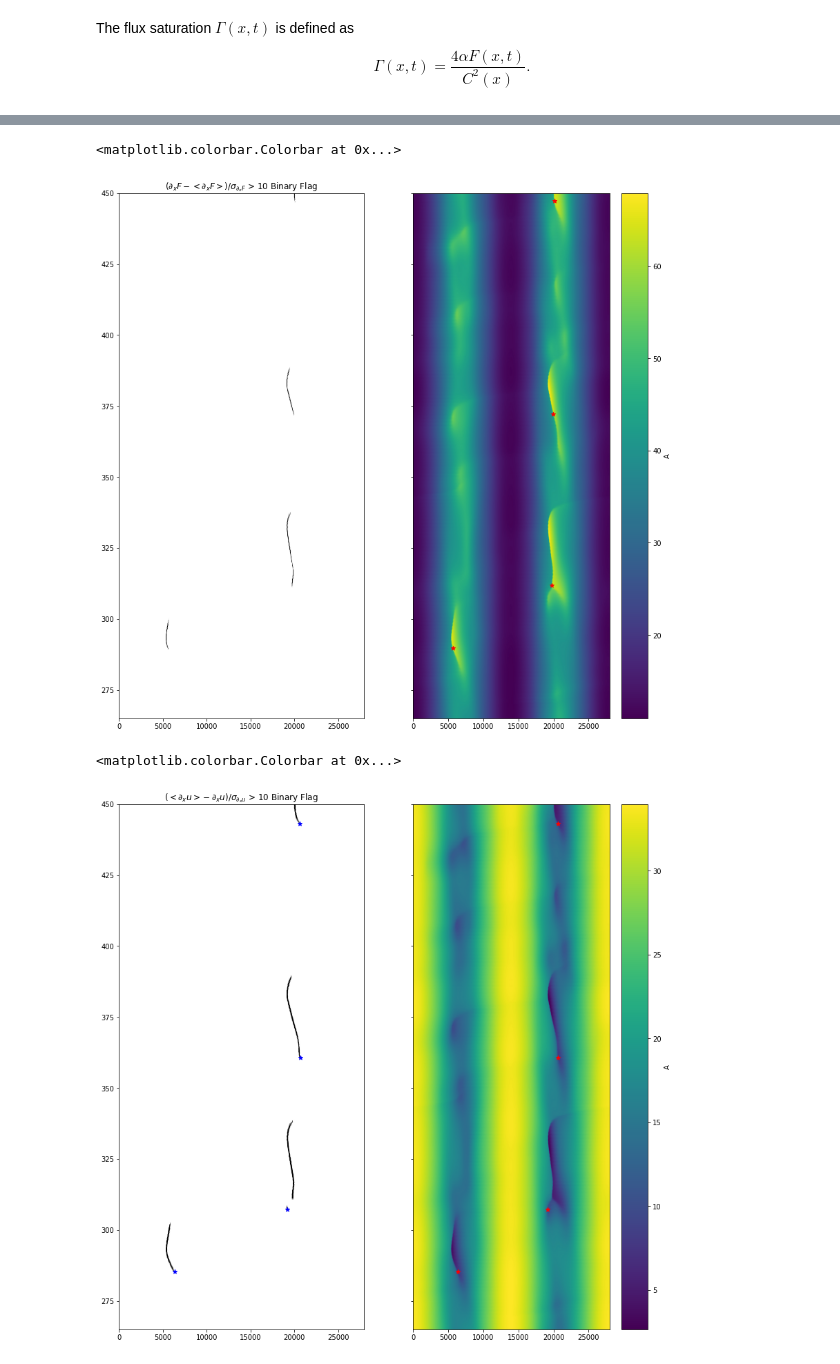
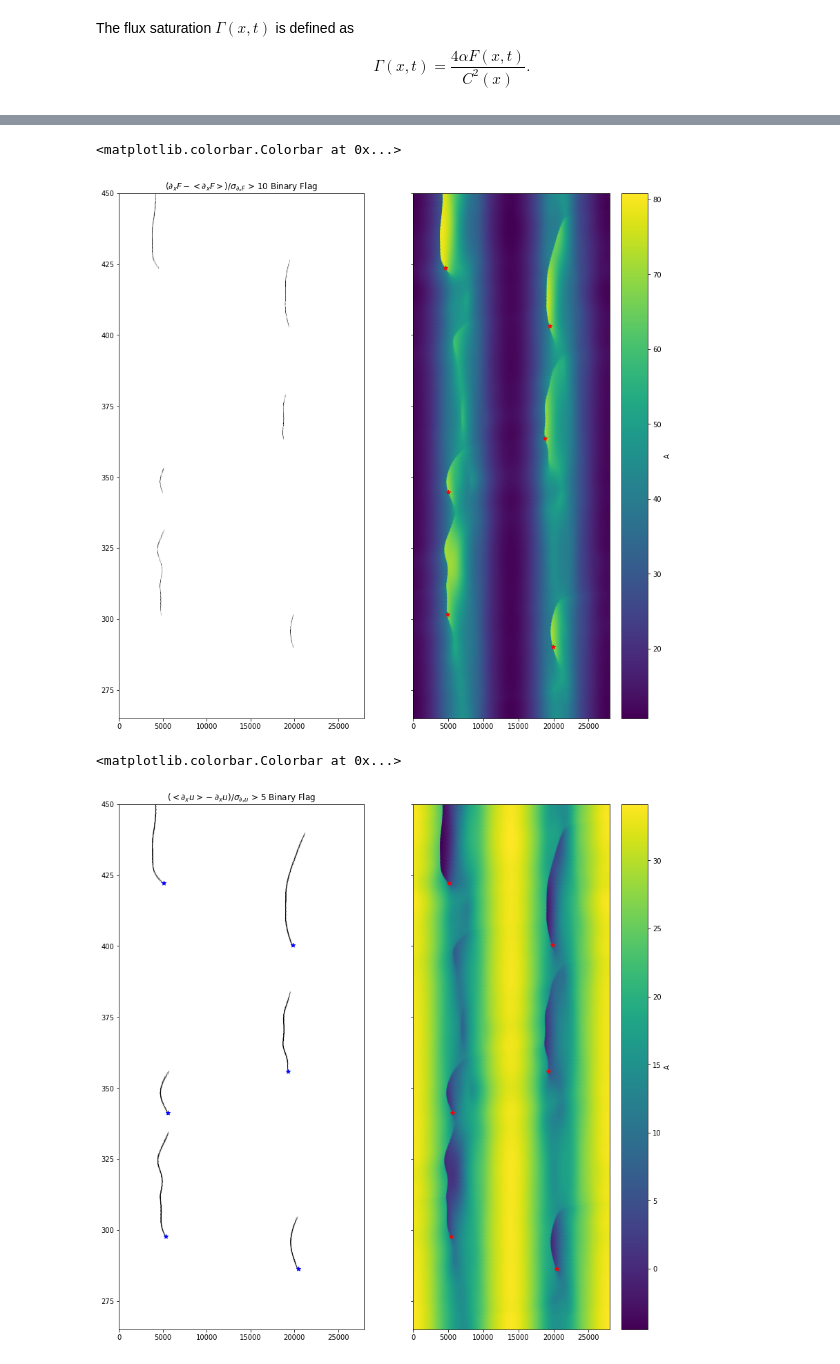
Before and after one commit to sjsmith757/rossby-blocking, a Jupyter notebook: WaveNoise_Blocking.ipynb, the cells around one changed output, grey strips where cells are left out. Drawn from its saved outputs; the diff is of its cells as text; code cells hidden in the pictures.

```diff
--- a/WaveNoise_Blocking.ipynb
+++ b/WaveNoise_Blocking.ipynb
@@ -100,7 +100,7 @@ class conditions:
         return cx,A0
 # %%
 class noisyconditions:
-    def __init__(self,peak=2,Y=10,beta=60,n=2,background=True,forcing=True,nwforce=26,nwcx=10,maxforcex=20,maxA0x=6,forcedecay=20,A0decay=60,alpha=0.55,
+    def __init__(self,peak=2,Y=10,beta=60,n=2,background=True,forcing=True,nwforce=26,nwcx=21,maxforcex=20,maxA0x=10,forcedecay=20,A0decay=40,alpha=0.55,
                  tc=277.8,tw=2.5,xc=16800.0e3,xw=2800.0e3,sfunc=None,cfunc=None,inject=True,cxpeak=0.5,tau=10.0):
         self.peak = peak
         self.cxpeak = cxpeak
@@ -162,7 +162,7 @@ def noisybackground(x,Lx,t=None,freqs=None,speeds=None,phases=None,ampls=None):
         dcx += 1.0/len(freqs)*ampls[i]*np.sin(2*np.pi*freqs[i]*x/Lx+speeds[i]*t+phases[i])
     return (1+dcx)
 # %%
-noisy_initc = noisyconditions(nwcx=21,maxA0x=10,A0decay=40,cfunc=noisybackground,cxpeak=0.5,peak=2.0,background=True,forcing=True)
+noisy_initc = noisyconditions(nwcx=21,maxA0x=10,A0decay=40,cfunc=noisybackground,cxpeak=0.5,peak=1.8,background=True,forcing=True,n=2)
 # %% [markdown]
 ### Note: Following cell deletes output folder. May want to turn off.
 # %%
@@ -423,6 +439,6 @@ print(ict)
 # %%
 umask = ((ugrad - np.mean(ugrad))/np.std(ugrad) > threshu)*1.0
-uct,umask = count_blocks(umask,58,10)
+uct,umask = count_blocks(umask,80,10)
 print(uct)
 uts = t[it0:][np.where(umask>0.5)[0]]/86400
 uxs = x[np.where(umask>0.5)[1]]/1e3
@@ -462,18 +478,18 @@ axes[1].set_ylim(265,450)
 plt.colorbar(im2,ax=axes[1],label="A")
 # %% [output]
 <matplotlib.colorbar.Colorbar at 0x...>
-[figure, old version]
+[figure, new version]
 # %%
 fix,axes=plt.subplots(1,2,figsize=(14,14),sharey=True)
 
 im1=axes[0].pcolormesh(x/1e3,t[it0:]/86400,((ugrad-np.mean(ugrad))/np.std(ugrad) > threshu)*1.0,shading='Gouraud',cmap='Greys')
 axes[0].set_ylim(265,450)
-axes[0].set_title("$\left(<\partial_x u> - \partial_xu\\right)/\sigma_{\partial_x u}$ > %d Binary Flag"%thresh)
+axes[0].set_title("$\left(<\partial_x u> - \partial_xu\\right)/\sigma_{\partial_x u}$ > %d Binary Flag"%threshu)
 im2 = axes[1].pcolormesh(x/1e3,t[it0:]/86400,ua[it0:],shading='Gouraud',cmap='viridis')
 axes[0].scatter(uxs,uts,s=40,marker='*',color='b')
 axes[1].scatter(uxs,uts,s=40,marker='*',color='r')
 axes[1].set_ylim(265,450)
 plt.colorbar(im2,ax=axes[1],label="A")
 # %% [output]
 <matplotlib.colorbar.Colorbar at 0x...>
-[figure, old version]
+[figure, new version]
```
Also changed, not shown: parts of 29 cells of this notebook, 5 other files.
